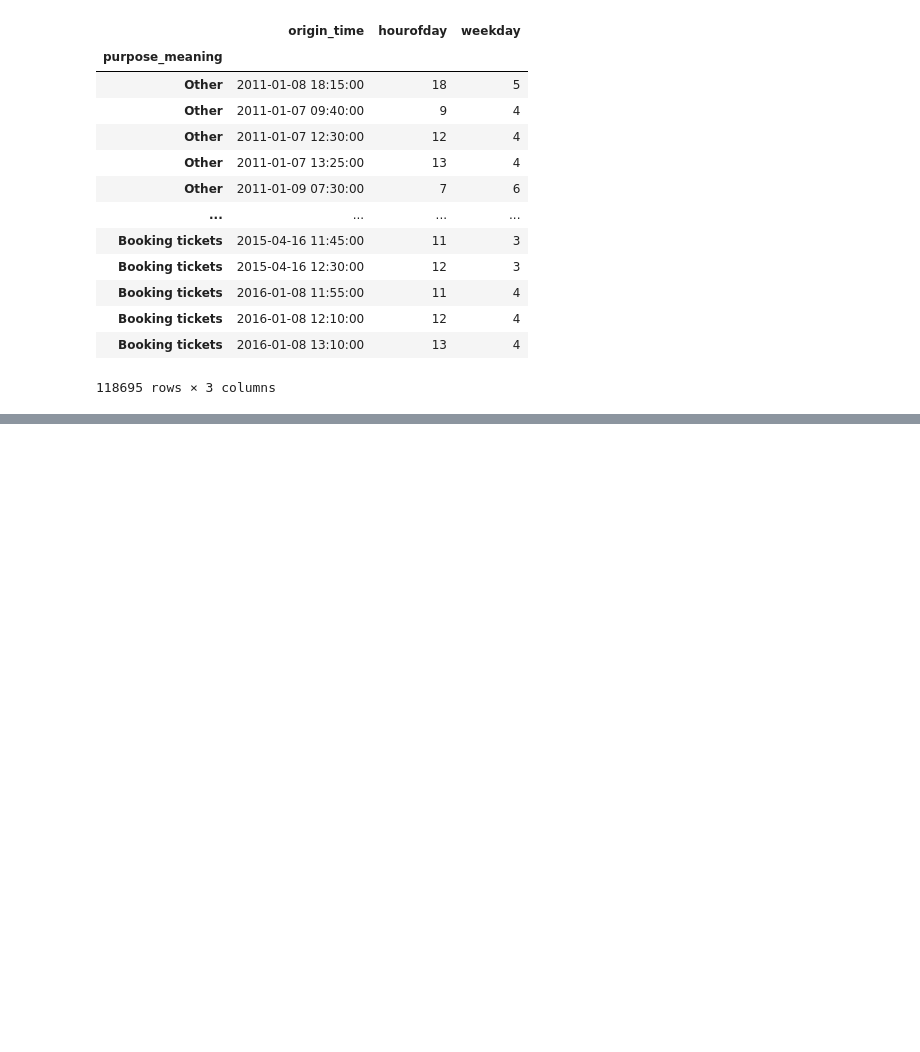
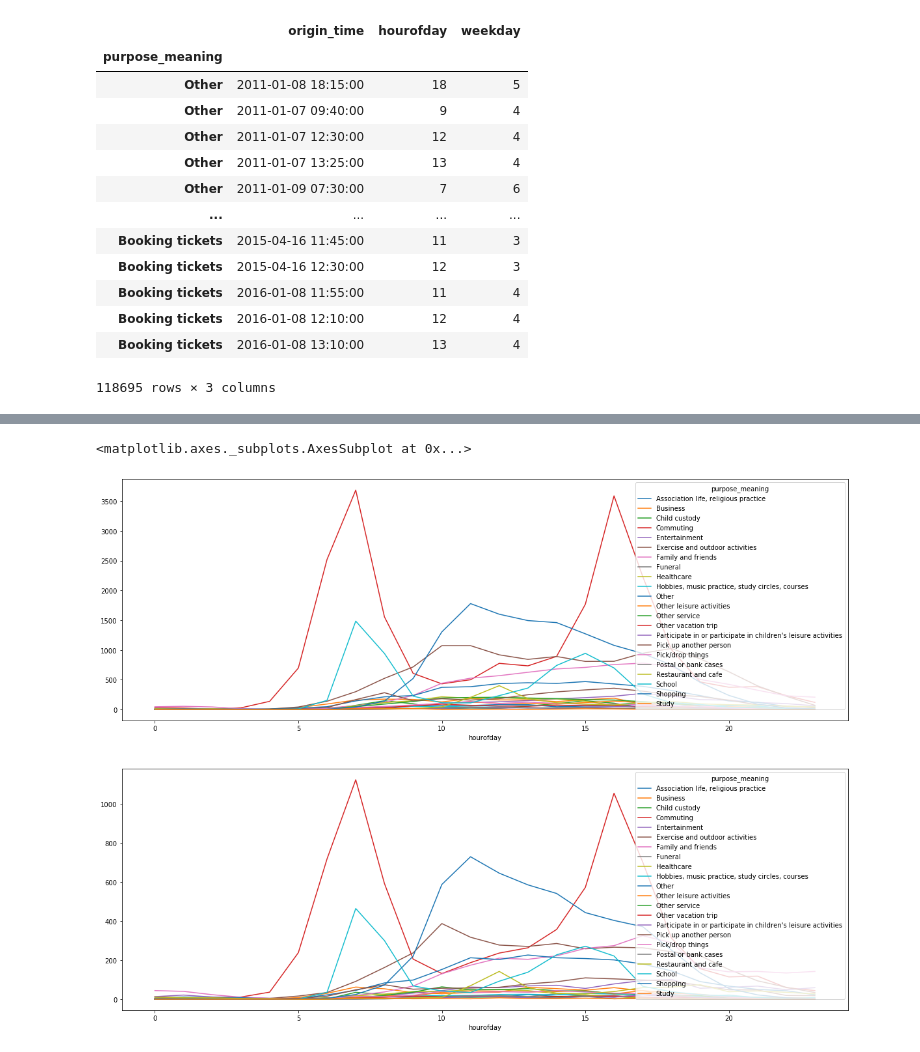
Before and after one commit to TheYuanLiao/individual_mobility_model, a Jupyter notebook: src/py/travelsurvey.ipynb, the cells around one changed output, grey strips where cells are left out. Saved outputs shown, nothing was run; the diff lists cells and outputs as text; code cells hidden in the pictures; blank space fills up the shorter version.

```diff
--- a/src/py/travelsurvey.ipynb
+++ b/src/py/travelsurvey.ipynb
@@ -172,0 +156,7 @@ for c in time_purpose_weekday.columns:
+# %%
+fig, axes = plt.subplots(nrows=2, figsize=(20,15))
+time_purpose_weekday.plot(ax=axes[0], label='Weekday')
+time_purpose_weekend.plot(ax=axes[1], label='Weekend')
+# %% [output]
+<matplotlib.axes._subplots.AxesSubplot at 0x...>
+[figure, added]
```
Also changed, not shown: parts of 6 cells of this notebook, 2 other files.
